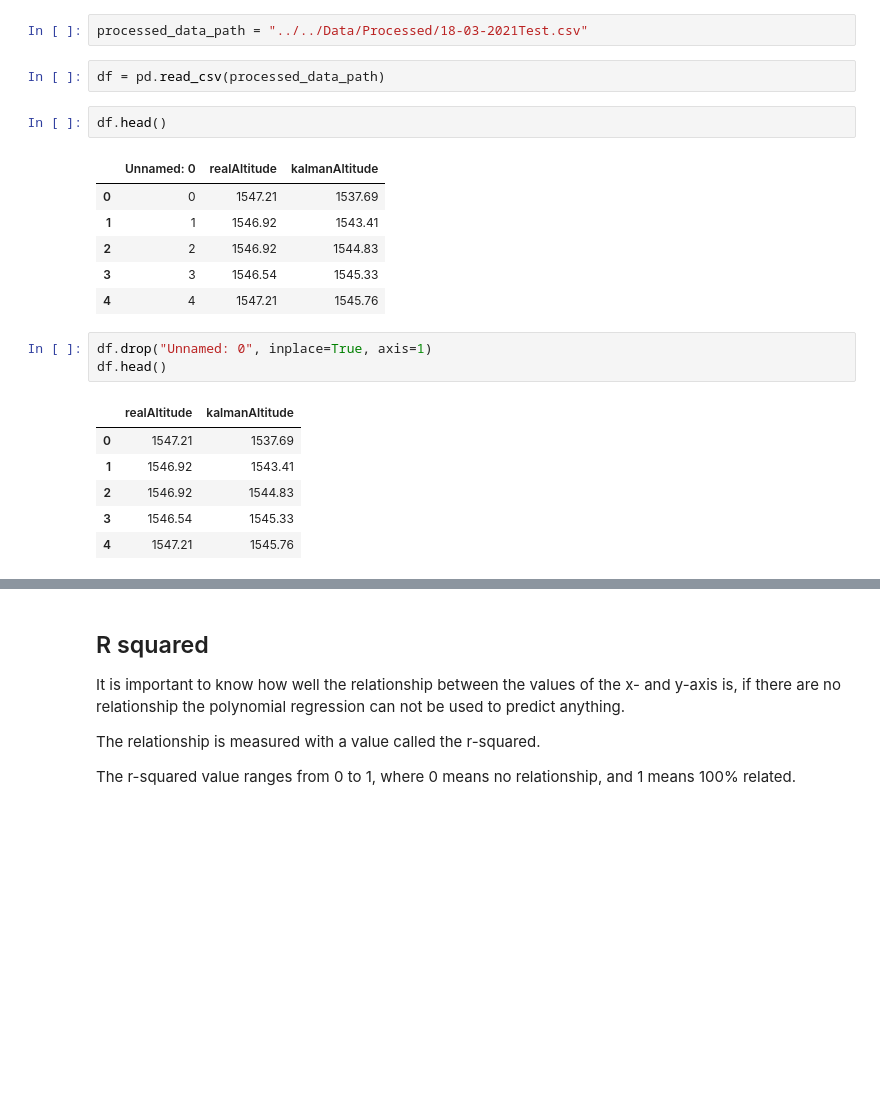
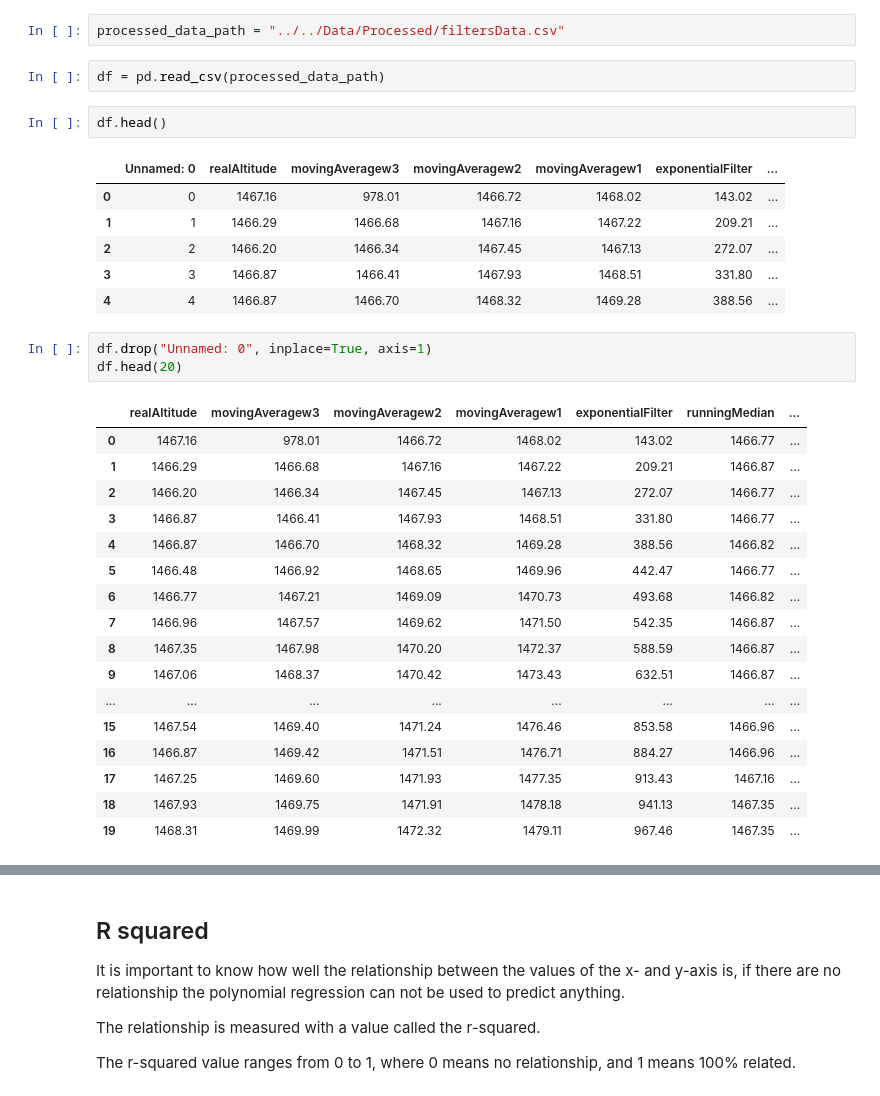
Before and after one commit to nakujaproject/BMPdata, a Jupyter notebook: Src/Notebooks/correlationAnalysis.ipynb, the cells around one changed output, grey strips where cells are left out. Cells and saved outputs as stored; diff of their text form; blank space fills up the shorter version.

```diff
--- a/Src/Notebooks/correlationAnalysis.ipynb
+++ b/Src/Notebooks/correlationAnalysis.ipynb
@@ -6,26 +6,37 @@ from scipy.signal import lfilter, savgol_filter
 # %%
-processed_data_path = "../../Data/Processed/18-03-2021Test.csv"
+processed_data_path = "../../Data/Processed/filtersData.csv"
 # %%
 df = pd.read_csv(processed_data_path)
 # %%
 df.head()
 # %% [output]
-|  | Unnamed: 0 | realAltitude | kalmanAltitude |
-| 0 | 0 | 1547.21 | 1537.69 |
-| 1 | 1 | 1546.92 | 1543.41 |
-| 2 | 2 | 1546.92 | 1544.83 |
-| 3 | 3 | 1546.54 | 1545.33 |
-| 4 | 4 | 1547.21 | 1545.76 |
+|  | Unnamed: 0 | realAltitude | movingAveragew3 | movingAveragew2 | movingAveragew1 | exponentialFilter | ... |
+| 0 | 0 | 1467.16 | 978.01 | 1466.72 | 1468.02 | 143.02 | ... |
+| 1 | 1 | 1466.29 | 1466.68 | 1467.16 | 1467.22 | 209.21 | ... |
+| 2 | 2 | 1466.20 | 1466.34 | 1467.45 | 1467.13 | 272.07 | ... |
+| 3 | 3 | 1466.87 | 1466.41 | 1467.93 | 1468.51 | 331.80 | ... |
+| 4 | 4 | 1466.87 | 1466.70 | 1468.32 | 1469.28 | 388.56 | ... |
 # %%
 df.drop("Unnamed: 0", inplace=True, axis=1)
-df.head()
+df.head(20)
 # %% [output]
-|  | realAltitude | kalmanAltitude |
-| 0 | 1547.21 | 1537.69 |
-| 1 | 1546.92 | 1543.41 |
-| 2 | 1546.92 | 1544.83 |
-| 3 | 1546.54 | 1545.33 |
-| 4 | 1547.21 | 1545.76 |
+|  | realAltitude | movingAveragew3 | movingAveragew2 | movingAveragew1 | exponentialFilter | runningMedian | ... |
+| 0 | 1467.16 | 978.01 | 1466.72 | 1468.02 | 143.02 | 1466.77 | ... |
+| 1 | 1466.29 | 1466.68 | 1467.16 | 1467.22 | 209.21 | 1466.87 | ... |
+| 2 | 1466.20 | 1466.34 | 1467.45 | 1467.13 | 272.07 | 1466.77 | ... |
+| 3 | 1466.87 | 1466.41 | 1467.93 | 1468.51 | 331.80 | 1466.77 | ... |
+| 4 | 1466.87 | 1466.70 | 1468.32 | 1469.28 | 388.56 | 1466.82 | ... |
+| 5 | 1466.48 | 1466.92 | 1468.65 | 1469.96 | 442.47 | 1466.77 | ... |
+| 6 | 1466.77 | 1467.21 | 1469.09 | 1470.73 | 493.68 | 1466.82 | ... |
+| 7 | 1466.96 | 1467.57 | 1469.62 | 1471.50 | 542.35 | 1466.87 | ... |
+| 8 | 1467.35 | 1467.98 | 1470.20 | 1472.37 | 588.59 | 1466.87 | ... |
+| 9 | 1467.06 | 1468.37 | 1470.42 | 1473.43 | 632.51 | 1466.87 | ... |
+| ... | ... | ... | ... | ... | ... | ... | ... |
+| 15 | 1467.54 | 1469.40 | 1471.24 | 1476.46 | 853.58 | 1466.96 | ... |
+| 16 | 1466.87 | 1469.42 | 1471.51 | 1476.71 | 884.27 | 1466.96 | ... |
+| 17 | 1467.25 | 1469.60 | 1471.93 | 1477.35 | 913.43 | 1467.16 | ... |
+| 18 | 1467.93 | 1469.75 | 1471.91 | 1478.18 | 941.13 | 1467.35 | ... |
+| 19 | 1468.31 | 1469.99 | 1472.32 | 1479.11 | 967.46 | 1467.35 | ... |
 # %%
 df.shape
 # %% [output]
```
Also changed, not shown: parts of 13 cells of this notebook.
